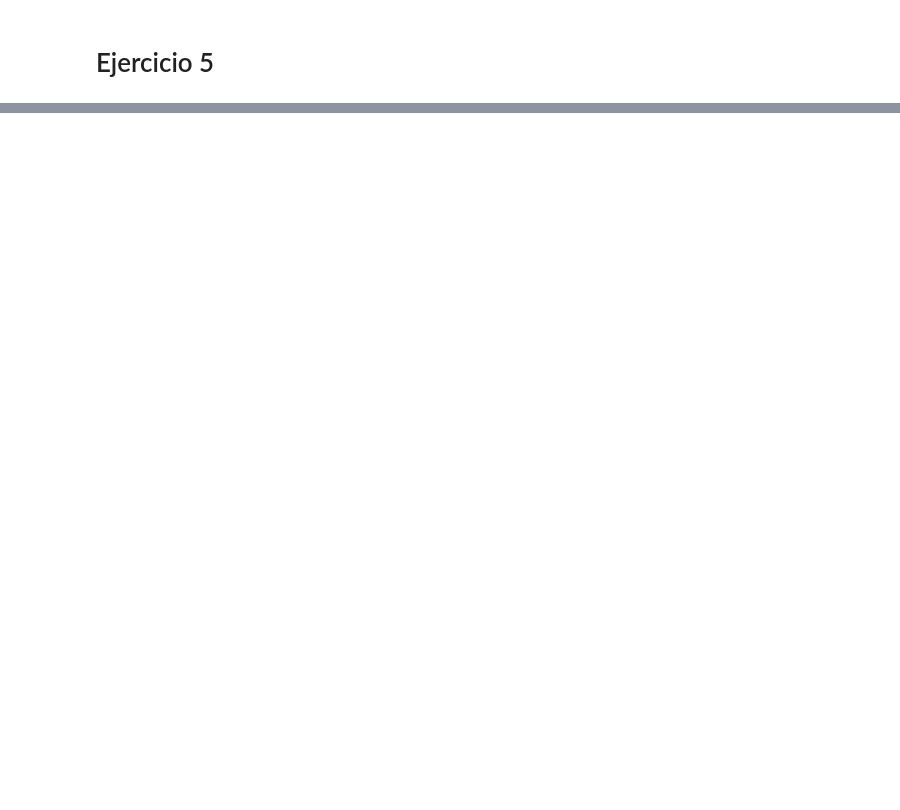
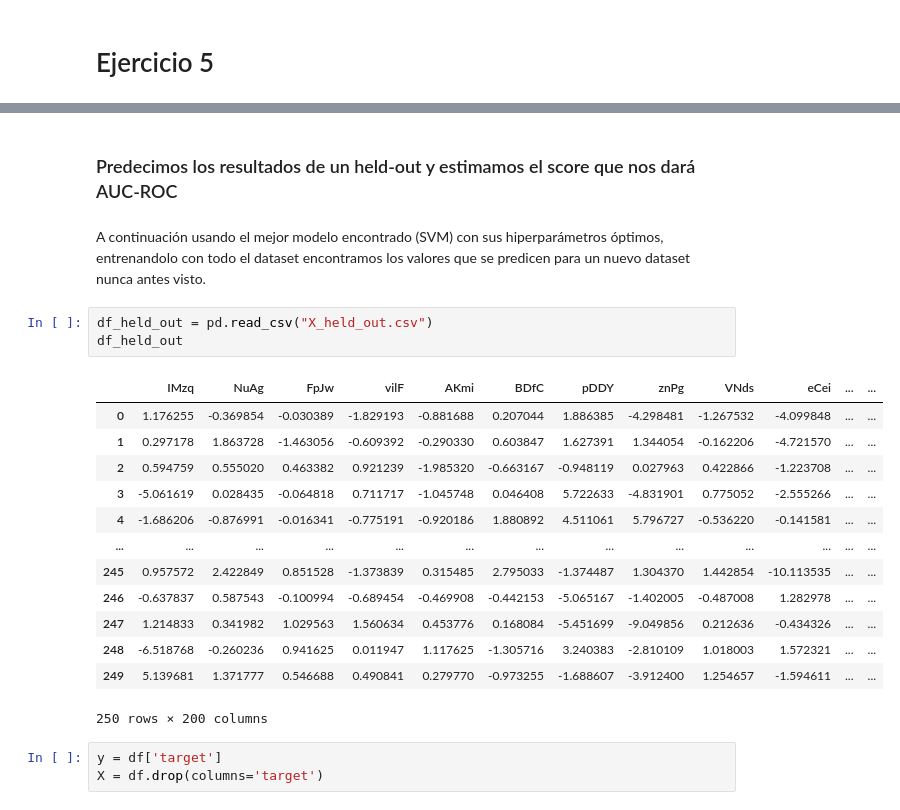
Before and after one commit to trinidadBorrell/Machine_Learning_Coursework, a Jupyter notebook: TP1_cleaned.ipynb, the cells around one changed output, grey strips where cells are left out. Saved outputs shown, nothing was run; the diff lists cells and outputs as text; blank space fills up the shorter version.

```diff
--- a/TP1_cleaned.ipynb
+++ b/TP1_cleaned.ipynb
@@ -936,0 +1012,24 @@ plt.show()
+# %% [markdown]
+### Predecimos los resultados de un held-out y estimamos el score que nos dará AUC-ROC
+# %% [markdown]
+A continuación usando el mejor modelo encontrado (SVM) con sus hiperparámetros óptimos, entrenandolo con todo el dataset encontramos los valores que se predicen para un nuevo dataset nunca antes visto.
+# %%
+df_held_out = pd.read_csv("X_held_out.csv")
+df_held_out
+# %% [output]
+|  | IMzq | NuAg | FpJw | vilF | AKmi | BDfC | pDDY | znPg | VNds | eCei | ... | ... |
+| 0 | 1.176255 | -0.369854 | -0.030389 | -1.829193 | -0.881688 | 0.207044 | 1.886385 | -4.298481 | -1.267532 | -4.099848 | ... | ... |
+| 1 | 0.297178 | 1.863728 | -1.463056 | -0.609392 | -0.290330 | 0.603847 | 1.627391 | 1.344054 | -0.162206 | -4.721570 | ... | ... |
+| 2 | 0.594759 | 0.555020 | 0.463382 | 0.921239 | -1.985320 | -0.663167 | -0.948119 | 0.027963 | 0.422866 | -1.223708 | ... | ... |
+| 3 | -5.061619 | 0.028435 | -0.064818 | 0.711717 | -1.045748 | 0.046408 | 5.722633 | -4.831901 | 0.775052 | -2.555266 | ... | ... |
+| 4 | -1.686206 | -0.876991 | -0.016341 | -0.775191 | -0.920186 | 1.880892 | 4.511061 | 5.796727 | -0.536220 | -0.141581 | ... | ... |
+| ... | ... | ... | ... | ... | ... | ... | ... | ... | ... | ... | ... | ... |
+| 245 | 0.957572 | 2.422849 | 0.851528 | -1.373839 | 0.315485 | 2.795033 | -1.374487 | 1.304370 | 1.442854 | -10.113535 | ... | ... |
+| 246 | -0.637837 | 0.587543 | -0.100994 | -0.689454 | -0.469908 | -0.442153 | -5.065167 | -1.402005 | -0.487008 | 1.282978 | ... | ... |
+| 247 | 1.214833 | 0.341982 | 1.029563 | 1.560634 | 0.453776 | 0.168084 | -5.451699 | -9.049856 | 0.212636 | -0.434326 | ... | ... |
+| 248 | -6.518768 | -0.260236 | 0.941625 | 0.011947 | 1.117625 | -1.305716 | 3.240383 | -2.810109 | 1.018003 | 1.572321 | ... | ... |
+| 249 | 5.139681 | 1.371777 | 0.546688 | 0.490841 | 0.279770 | -0.973255 | -1.688607 | -3.912400 | 1.254657 | -1.594611 | ... | ... |
+250 rows × 200 columns
+# %%
+y = df['target']
+X = df.drop(columns='target')
```
Also changed, not shown: parts of 14 cells of this notebook, 1 other file.
